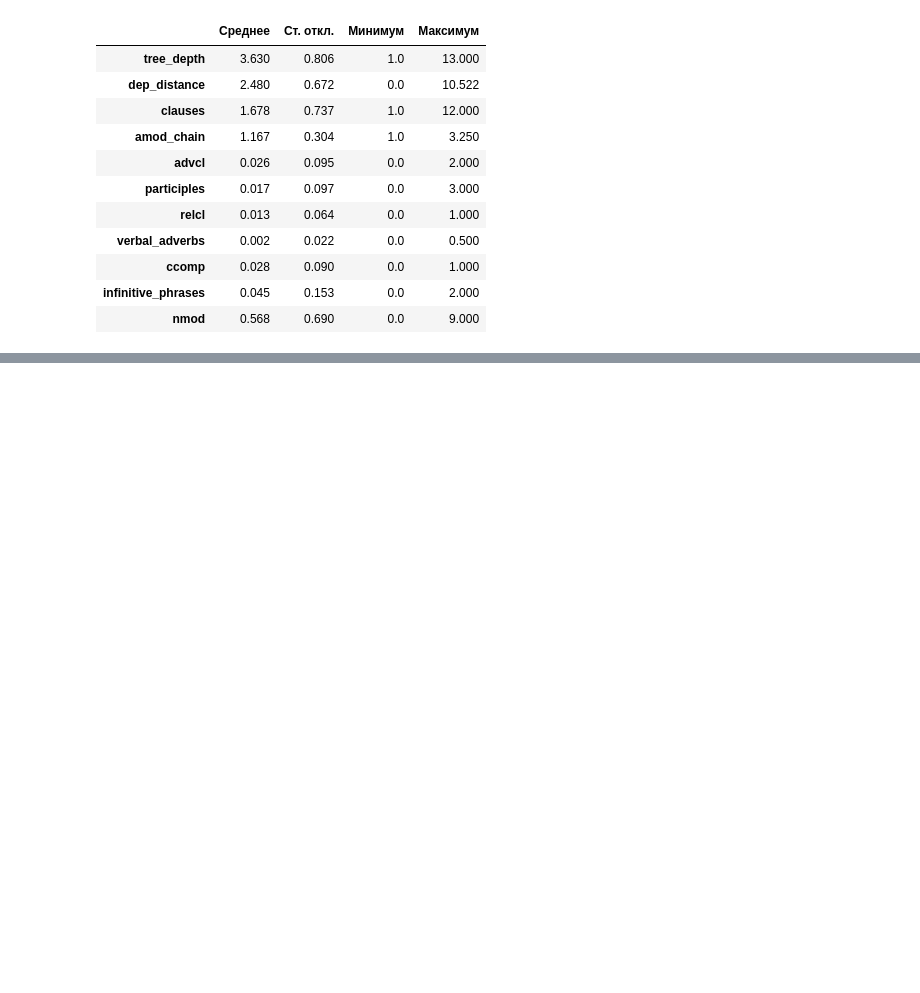
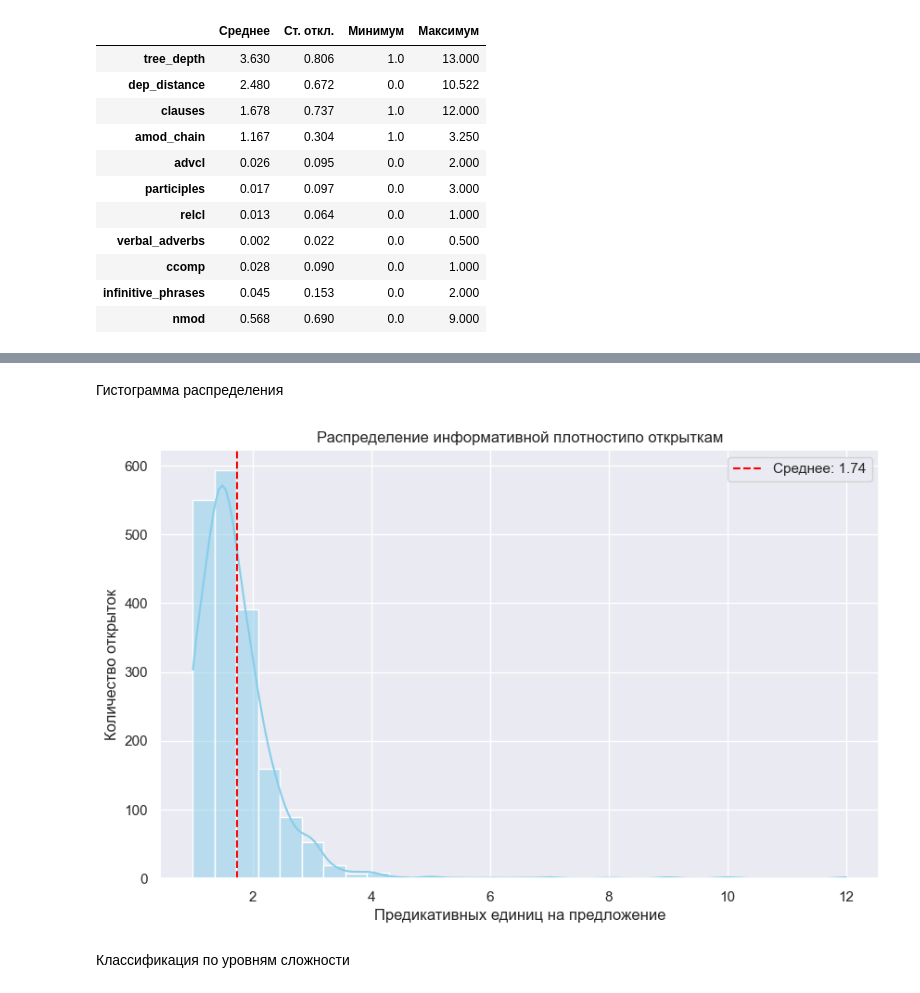
Before and after one commit to Marina-Mokina/postcard-syntax-analysis, a Jupyter notebook: notebooks/02_analysis.ipynb, the cells around one changed output, grey strips where cells are left out. Drawn from its saved outputs; the diff is of its cells as text; code cells hidden in the pictures; blank space fills up the shorter version.

```diff
--- a/notebooks/02_analysis.ipynb
+++ b/notebooks/02_analysis.ipynb
@@ -36,0 +52,18 @@ stats
+# %% [markdown]
+Гистограмма распределения
+# %%
+import matplotlib.pyplot as plt
+import seaborn as sns
+
+plt.figure(figsize=(10, 6))
+sns.histplot(df['info_density_mean'], bins=30, kde=True, color='skyblue')
+plt.title('Распределение информативной плотности по открыткам')
+plt.xlabel('Предикативных единиц на предложение')
+plt.ylabel('Количество открыток')
+plt.axvline(df['info_density_mean'].mean(), color='red', linestyle='--', label=f'Среднее: {df["info_density_mean"].mean():.2f}')
+plt.legend()
+plt.show()
+# %% [output]
+[figure, added]
+# %% [markdown]
+Классификация по уровням сложности
```
Also changed, not shown: parts of 7 cells of this notebook, 4 other files.
